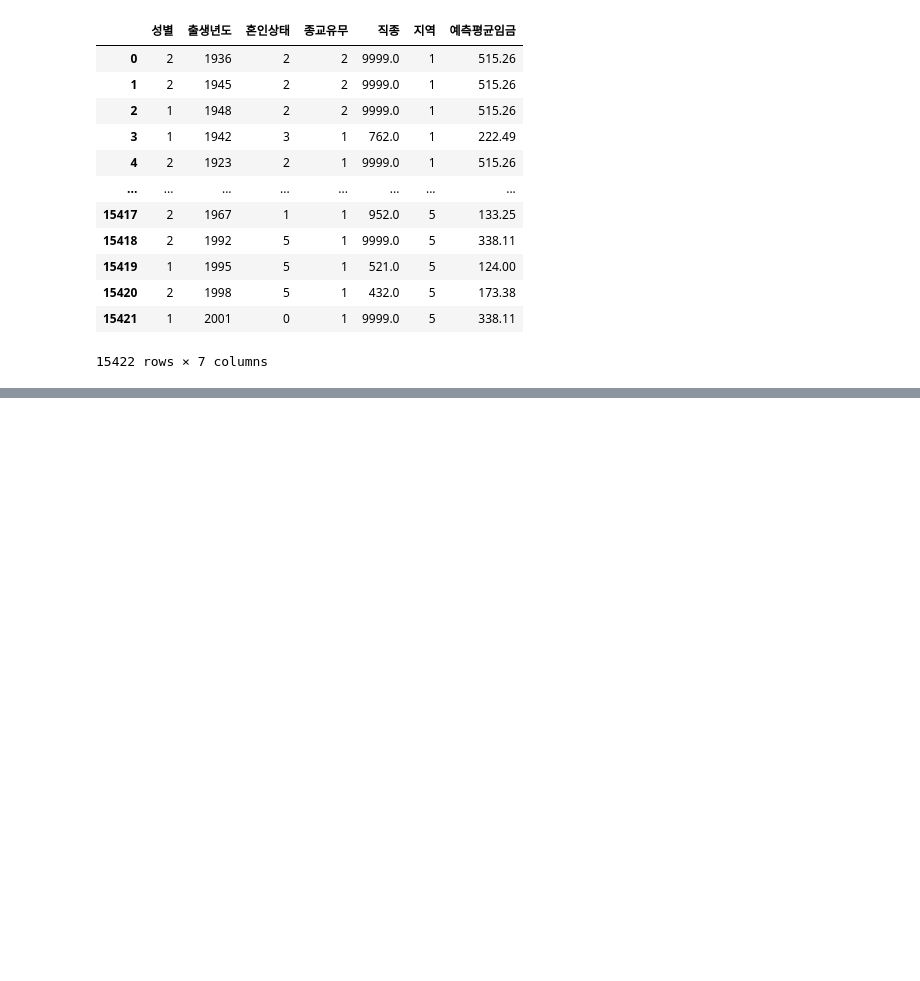
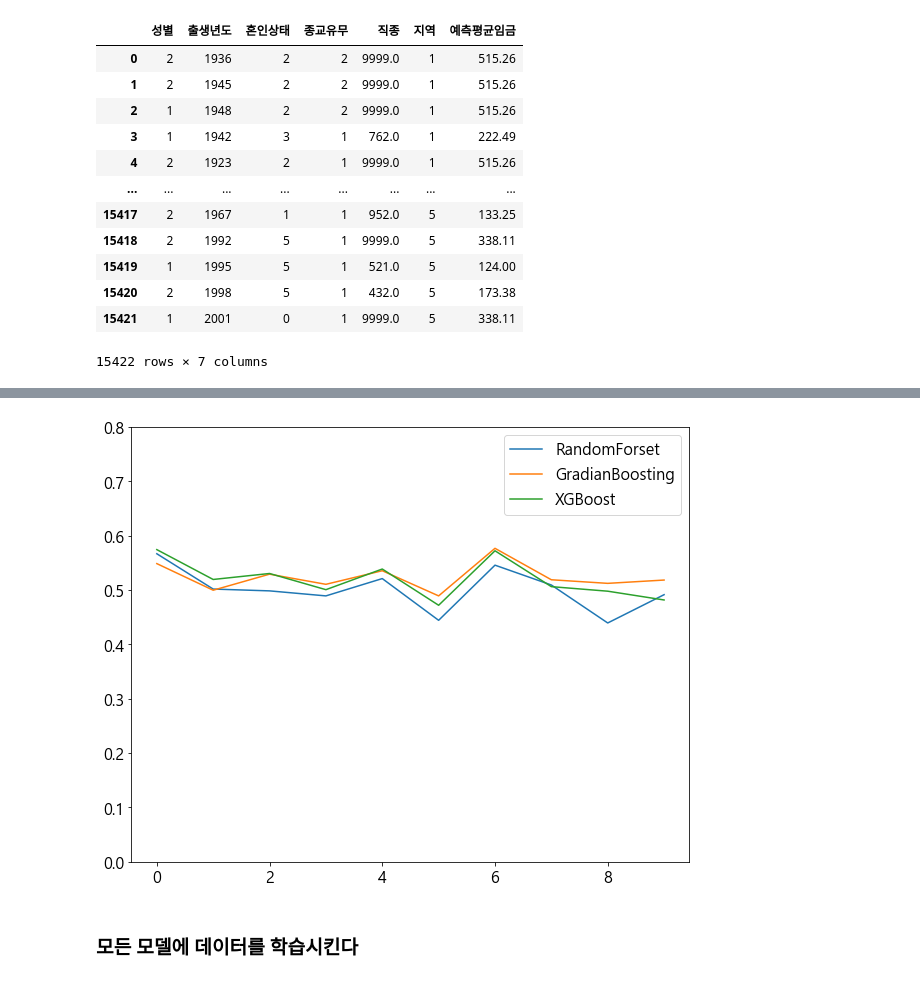
Before and after one commit to dch9610/Deep_Analysis, a Jupyter notebook: 1주차 과제/한국복지패널_데이터학습.ipynb, the cells around one changed output, grey strips where cells are left out. Drawn from its saved outputs; the diff is of its cells as text; code cells hidden in the pictures; blank space fills up the shorter version.

```diff
--- a/1주차 과제/한국복지패널_데이터학습.ipynb
+++ b/1주차 과제/한국복지패널_데이터학습.ipynb
@@ -270,0 +392,3 @@ x_data_all
+# %%
+# 결과 데이터를 보고 분류 (회귀에서는 KFold사용)
+fold1=KFold(n_splits=10, shuffle=True, random_state=1)
@@ -270,0 +546,12 @@ x_data_all
+# %%
+# 각 모델의 최적의 하이퍼 파라미터가 설정된 모델을 추출한다.
+best0 = LinearRegression()
+best1 = grid1.best_estimator_
+best2 = grid2.best_estimator_
+best3 = grid3.best_estimator_
+best4 = grid4.best_estimator_
+best5 = grid5.best_estimator_
+best6 = grid6.best_estimator_
+best7 = grid7.best_estimator_
+best8 = grid8.best_estimator_
+best9 = grid9.best_estimator_
@@ -270,0 +598,11 @@ x_data_all
+# %%
+r0 = cross_val_score(best0, x,y, scoring='r2', cv=fold1)
+r1 = cross_val_score(best1, x,y, scoring='r2', cv=fold1)
+r2 = cross_val_score(best2, x,y, scoring='r2', cv=fold1)
+r3 = cross_val_score(best3, x,y, scoring='r2', cv=fold1)
+r4 = cross_val_score(best4, x,y, scoring='r2', cv=fold1)
+r5 = cross_val_score(best5, x,y, scoring='r2', cv=fold1)
+r6 = cross_val_score(best6, x,y, scoring='r2', cv=fold1)
+r7 = cross_val_score(best7, x,y, scoring='r2', cv=fold1)
+r8 = cross_val_score(best8, x,y, scoring='r2', cv=fold1)
+r9 = cross_val_score(best9, x,y, scoring='r2', cv=fold1)
@@ -270,0 +631,22 @@ x_data_all
+# %%
+# 그래프를 보고 편차가 심하지 않은것을 찾음
+# x축은 교차 검증 번호
+
+# plt.plot(r0, label='LinearRegression')
+# plt.plot(r1, label='KNN')
+# plt.plot(r2, label='Ridge')
+# plt.plot(r3, label='Lasso')
+# plt.plot(r4, label='ElasticNet')
+# plt.plot(r5, label='SVR')
+# plt.plot(r6, label='DecisionTree')
+plt.plot(r7, label='RandomForset')
+plt.plot(r8, label='GradianBoosting')
+plt.plot(r9, label='XGBoost')
+
+plt.legend()
+plt.ylim(0,0.8)
+plt.show()
+# %% [output]
+[figure, added]
+# %% [markdown]
+### 모든 모델에 데이터를 학습시킨다
```
Also changed, not shown: parts of 62 cells of this notebook.
